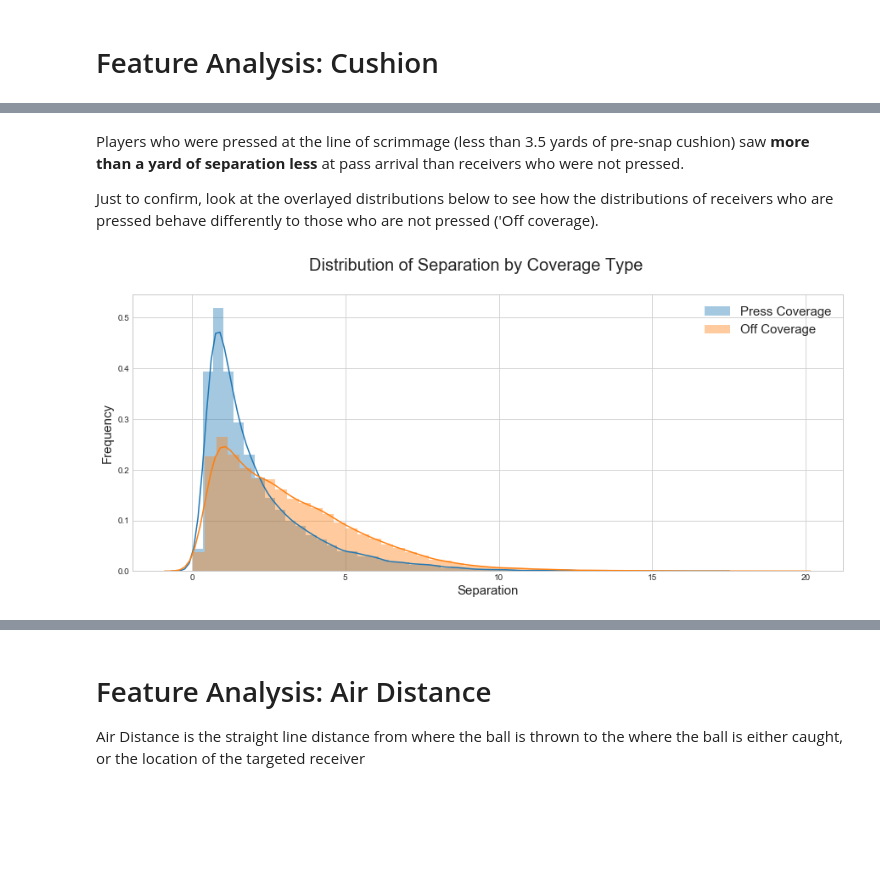
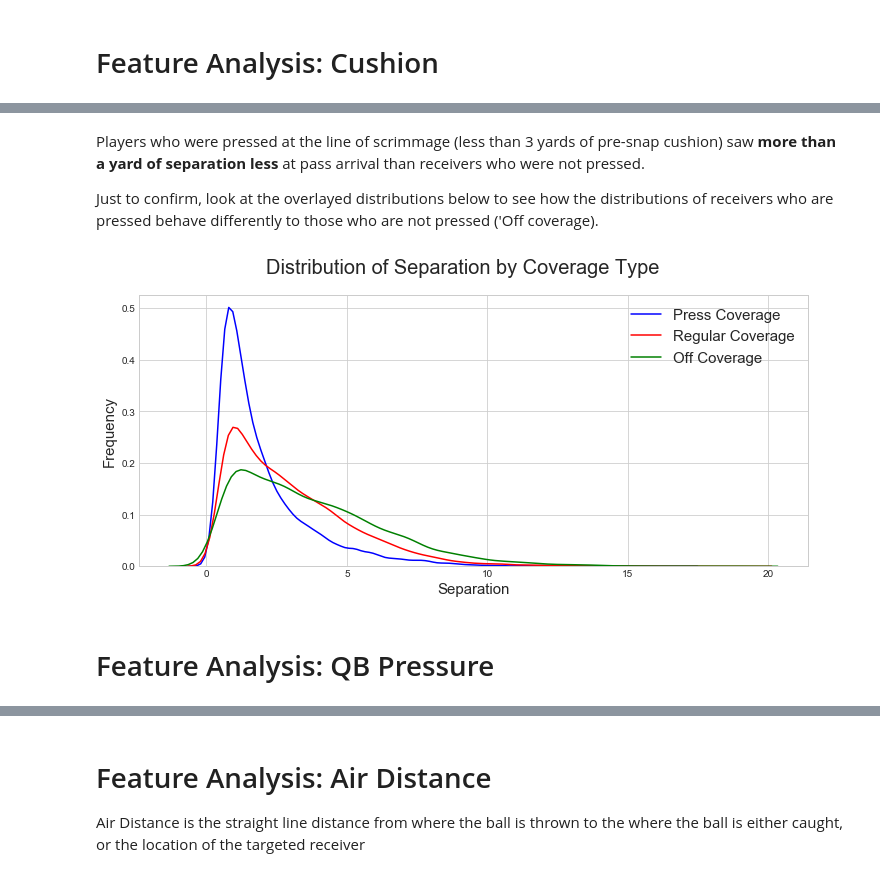
Before and after one commit to Jesse-Cohen/Separation-Above-Expectation, a Jupyter notebook: Expected Receiver Separation.ipynb, the cells around one changed output, grey strips where cells are left out. Drawn from its saved outputs; the diff is of its cells as text; code cells hidden in the pictures; blank space fills up the shorter version.

```diff
--- a/Expected Receiver Separation.ipynb
+++ b/Expected Receiver Separation.ipynb
@@ -159,0 +188,2 @@ Based on my understanding of the game of football, the only time we would expect
+# %%
+df = df[df['Separation'] <= Upper_Fence]
@@ -712,3 +820,18 @@ YTG_df.groupby(['YTG_Bin']).mean().round({'Separation': 2}).sort_values('Separat
 | Long | 3.03 |
 | Medium | 2.68 |
 | Short | 2.56 |
+# %%
+fig_dims = (15, 6)
+fig, (ax1, ax2) = plt.subplots(ncols=2, figsize=(15,5))
+fig.suptitle('Visualizing the Relationship between Down and Separation', fontsize=20)
+
+Merged = Merged.sort_values('To Go')
+
+    # Draw the density plots
+sns.barplot(x='YTG_Bin', y='Separation', data=Merged, ax =ax1)
+sns.boxplot(x='YTG_Bin', y='Separation', data=Merged, ax = ax2)
+
+ax1.set_xlabel('Yards To Go Binned', fontsize=15)
+ax2.set_xlabel('Yards To Go Binned', fontsize=15)
+ax1.set_ylabel('Separation', fontsize=15)
+ax2.set_ylabel('Separation', fontsize=15)
@@ -783,6 +909,7 @@ Seen in the binned scatter plot above, we can see that, on the whole, an increas
 # %%
-Merged['Press_Cushion'] = 0
-Merged['Press_Cushion'].loc[Merged['Cushion'] <= 3.5] = 1
+Merged['Press_Cushion'] = 1
+Merged['Press_Cushion'].loc[Merged['Cushion'] <= 3] = 0
+Merged['Press_Cushion'].loc[Merged['Cushion'] >= 10] = 2
 Merged.head()
 # %% [output]
 |  | Nearest_Def_Position | Qtr | Down | To Go | Receiver_Location | Cushion | Air_Yds | Air_Dist | ... |
@@ -811,27 +945,24 @@ Pressed.groupby(['Press_Cushion']).mean().round({'Separation': 2}).sort_values('
 # %% [markdown]
-Players who were pressed at the line of scrimmage (less than 3.5 yards of pre-snap cushion) saw **more than a yard of separation less** at pass arrival than receivers who were not pressed.
+Players who were pressed at the line of scrimmage (less than 3 yards of pre-snap cushion) saw **more than a yard of separation less** at pass arrival than receivers who were not pressed.
 
 Just to confirm, look at the overlayed distributions below to see how the distributions of receivers who are pressed behave differently to those who are not pressed ('Off coverage).
 # %%
 # List of two types of data to plot
-DataTypes = ['Press Coverage', 'Off Coverage']
+Coverage_Types = ['Press Coverage', 'Regular Coverge', 'Off Coverage']
 
-fig_dims = (15, 6)
+fig_dims = (12, 5)
 fig, ax = plt.subplots(figsize=fig_dims)
 fig.suptitle('Distribution of Separation by Coverage Type', fontsize = 20)
 
-# Iterate through the two datatypes (missing and non-missing)
-for loc in DataTypes:
-    # Subset to the DataType
-    if loc == 'Press Coverage':
-        subset = Merged['Separation'].loc[Merged['Press_Cushion'] ==1]
-    else:
-        subset = Merged['Separation'].loc[Merged['Press_Cushion'] ==0]
+sns.distplot( Merged['Separation'].loc[Merged['Press_Cushion'] == 0] , color="blue", label="Press Coverage", hist = False)
+sns.distplot( Merged['Separation'].loc[Merged['Press_Cushion'] == 1] , color="red", label="Regular Coverage", hist = False)
+sns.distplot( Merged['Separation'].loc[Merged['Press_Cushion'] == 2], color = 'green', label = 'Off Coverage', hist = False)
 
-    # Draw the density plots
-    sns.distplot(subset, ax = ax, label = loc)
-    ax.legend(loc=1, prop={'size': 15})
-    ax.set_ylabel('Frequency', fontsize = 15)
-    ax.set_xlabel('Separation', fontsize = 15)
+# Draw the density plots
+ax.legend(loc=1, prop={'size': 15})
+ax.set_ylabel('Frequency', fontsize = 15)
+A = ax.set_xlabel('Separation', fontsize = 15)
 # %% [output]
-[figure, old version]
+[figure, new version]
+# %% [markdown]
+# Feature Analysis: QB Pressure
```
Also changed, not shown: parts of 174 cells of this notebook.
